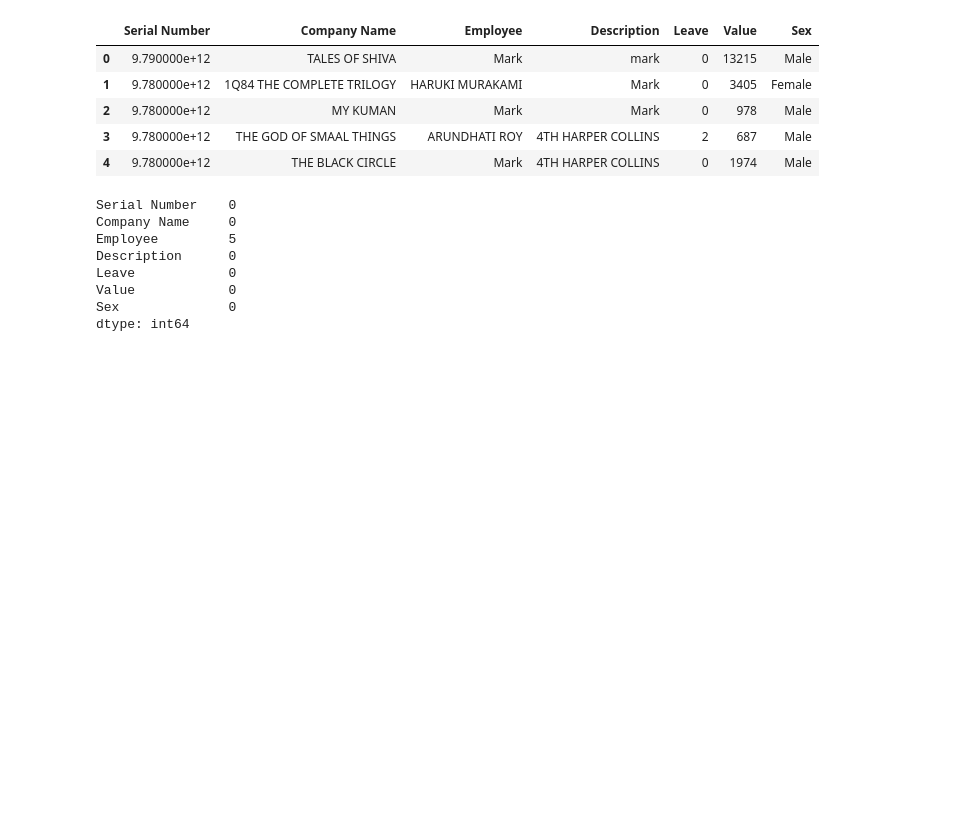
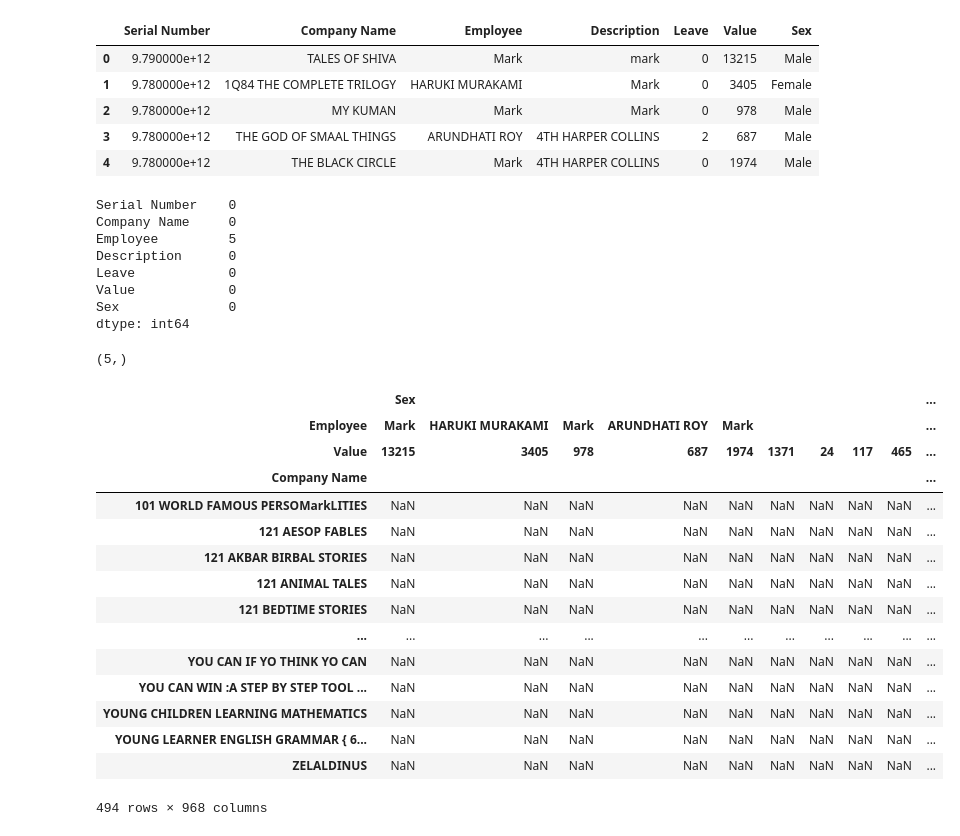
Before and after one commit to sivasb1019/Machine-Learning, a Jupyter notebook: pandas/1_SeriesAndDataFrame.ipynb, the cells around one changed output. Drawn from its saved outputs; the diff is of its cells as text; code cells hidden in the pictures; blank space fills up the shorter version.

```diff
--- a/pandas/1_SeriesAndDataFrame.ipynb
+++ b/pandas/1_SeriesAndDataFrame.ipynb
@@ -156,3 +281,28 @@ Leave            0
 Value            0
 Sex              0
 dtype: int64
+# %%
+df.shape
+# %% [output]
+(5,)
+# %%
+# The pivot function in pandas is used to reshape data based on column values and get a new DataFrame out of it
+pivot_df = df.pivot(index="Company Name", columns=["Employee", "Value"], values = ["Sex", "Value"])
+pivot_df
+# %% [output]
+|  | Sex |  |  |  |  |  |  |  |  | ... |
+| Employee | Mark | HARUKI MURAKAMI | Mark | ARUNDHATI ROY | Mark |  |  |  |  | ... |
+| Value | 13215 | 3405 | 978 | 687 | 1974 | 1371 | 24 | 117 | 465 | ... |
+| Company Name |  |  |  |  |  |  |  |  |  | ... |
+| 101 WORLD FAMOUS PERSOMarkLITIES | NaN | NaN | NaN | NaN | NaN | NaN | NaN | NaN | NaN | ... |
+| 121 AESOP FABLES | NaN | NaN | NaN | NaN | NaN | NaN | NaN | NaN | NaN | ... |
+| 121 AKBAR BIRBAL STORIES | NaN | NaN | NaN | NaN | NaN | NaN | NaN | NaN | NaN | ... |
+| 121 ANIMAL TALES | NaN | NaN | NaN | NaN | NaN | NaN | NaN | NaN | NaN | ... |
+| 121 BEDTIME STORIES | NaN | NaN | NaN | NaN | NaN | NaN | NaN | NaN | NaN | ... |
+| ... | ... | ... | ... | ... | ... | ... | ... | ... | ... | ... |
+| YOU CAN IF YO THINK YO CAN | NaN | NaN | NaN | NaN | NaN | NaN | NaN | NaN | NaN | ... |
+| YOU CAN WIN :A STEP BY STEP TOOL ... | NaN | NaN | NaN | NaN | NaN | NaN | NaN | NaN | NaN | ... |
+| YOUNG CHILDREN LEARNING MATHEMATICS | NaN | NaN | NaN | NaN | NaN | NaN | NaN | NaN | NaN | ... |
+| YOUNG LEARNER ENGLISH GRAMMAR { 6... | NaN | NaN | NaN | NaN | NaN | NaN | NaN | NaN | NaN | ... |
+| ZELALDINUS | NaN | NaN | NaN | NaN | NaN | NaN | NaN | NaN | NaN | ... |
+494 rows × 968 columns
```
Also changed, not shown: parts of 20 cells of this notebook.
